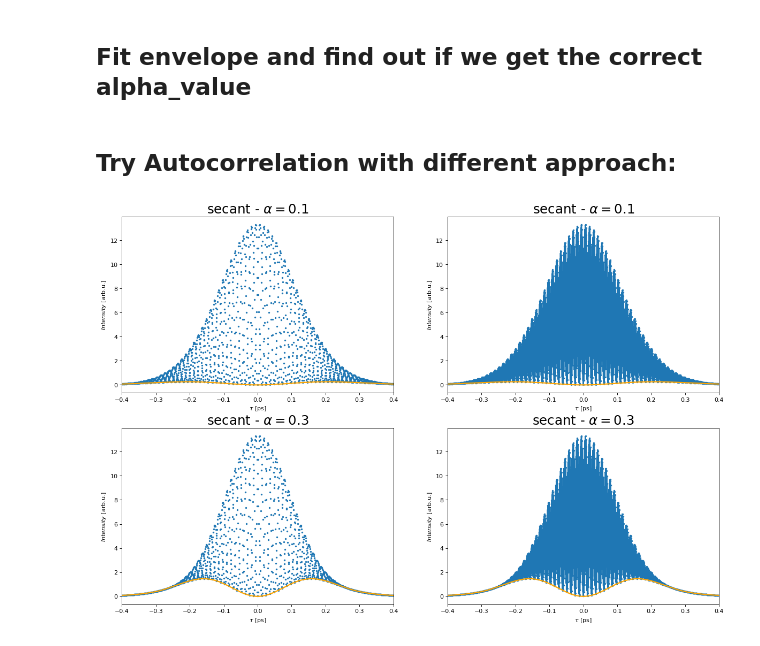
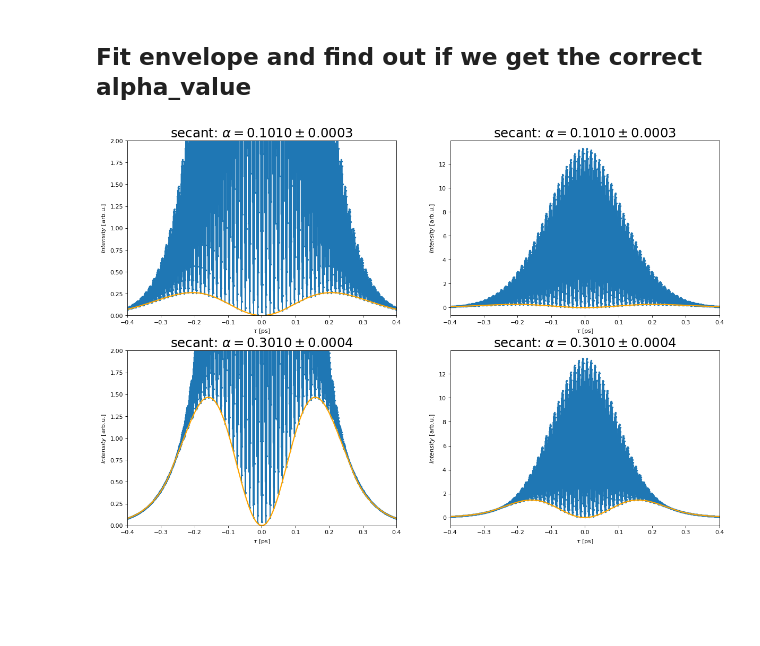
Before and after one commit to JKU-HFP/Chirp-Diagnostic, a Jupyter notebook: Simulating_Optical_Autocorrelation_of_Laser_with_Chirp.ipynb, the cells around one changed output. Cells and saved outputs as stored; diff of their text form; code cells hidden in the pictures; blank space fills up the shorter version.

```diff
--- a/Simulating_Optical_Autocorrelation_of_Laser_with_Chirp.ipynb
+++ b/Simulating_Optical_Autocorrelation_of_Laser_with_Chirp.ipynb
@@ -528,26 +425,26 @@ elif laser_type == "secant":
 # %%
 # Create a figure of size 8x6 inches, 80 dots per inch
 plt.figure(figsize=(18, alpha_values.size * 6), dpi=80)
 
 for i in range(alpha_values.size):
     plt.subplot(alpha_values.size, 2, 2 * i + 1)
     plt.title(laser_type + r": $\alpha = %.04f \pm %.04f$" % (alpha_fit_opt[i], np.sqrt(np.diag(alpha_fit_cov[i]))), fontsize=22)
     plt.xlabel(r"$\tau$ [ps]")
     plt.ylabel(r"$Intensity$ [arb.u.]")
     plt.xlim(-tau_limit, tau_limit)
-    plt.ylim(1, 2)
-    plt.plot(tau_values_1, I_M_filtered_values[:,i], ".",  ls="-", markersize=4)
+    plt.ylim(0, 2)
+    plt.plot(tau_values_1, I_M_filtered_values_1[:,i], ".",  ls="-", markersize=4)
     plt.plot(tau_values_4, S_min_fit_values_4[:,i], linewidth=2, color="orange")
 
 
     plt.subplot(alpha_values.size, 2, 2 * i + 2)
     plt.title(laser_type + r": $\alpha = %.04f \pm %.04f$" % (alpha_fit_opt[i], np.sqrt(np.diag(alpha_fit_cov[i]))), fontsize=22)
     plt.xlabel(r"$\tau$ [ps]")
     plt.ylabel(r"$Intensity$ [arb.u.]")
     plt.xlim(-tau_limit, tau_limit)
-    plt.plot(tau_values_1, I_M_filtered_values[:,i], ".",  ls="-", markersize=4)
+    plt.plot(tau_values_1, I_M_filtered_values_1[:,i], ".",  ls="-", markersize=4)
     plt.plot(tau_values_4, S_min_fit_values_4[:,i], linewidth=2, color="orange")
 
 plt.show()
+# %% [output]
+[figure, added]
-# %% [markdown]
-## Try Autocorrelation with different approach:
@@ -577,25 +450,0 @@ tau_values_5, I_M_values_5 = gen_I_M_filtered_new_values(f_secant, delta_phi_sec
-# %%
-# Create a figure of size 8x6 inches, 80 dots per inch
-plt.figure(figsize=(18, alpha_values.size * 6), dpi=80)
-
-for i in range(alpha_values.size):
-    plt.subplot(alpha_values.size, 2, 2 * i + 1)
-    plt.title(laser_type + r" - $\alpha = {}$".format(alpha_values[i]), fontsize=22)
-    plt.xlabel(r"$\tau$ [ps]")
-    plt.ylabel(r"$Intensity$ [arb.u.]")
-    plt.xlim(-tau_limit, tau_limit)
-    plt.plot(tau_values_5, I_M_values_5[:,i], ".", markersize=4)
-    plt.plot(tau_values_3, S_min_values_3[:,i], linewidth=2, color="orange")
-
-
-    plt.subplot(alpha_values.size, 2, 2 * i + 2)
-    plt.title(laser_type + r" - $\alpha = {}$".format(alpha_values[i]), fontsize=22)
-    plt.xlabel(r"$\tau$ [ps]")
-    plt.ylabel(r"$Intensity$ [arb.u.]")
-    plt.xlim(-tau_limit, tau_limit)
-    plt.plot(tau_values_5, I_M_values_5[:,i], ".", ls="-", markersize=4)
-    plt.plot(tau_values_3, S_min_values_3[:,i], linewidth=2, color="orange")
-
-plt.show()
-# %% [output]
-[figure, removed]
```
Also changed, not shown: parts of 28 cells of this notebook.
